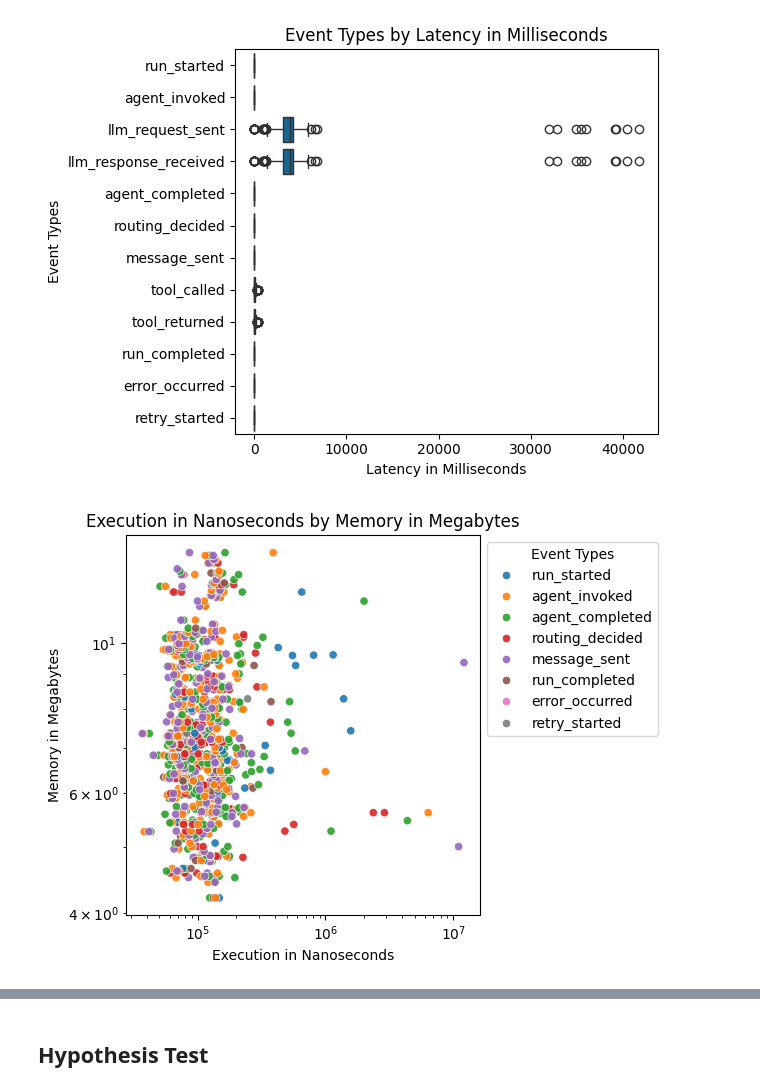
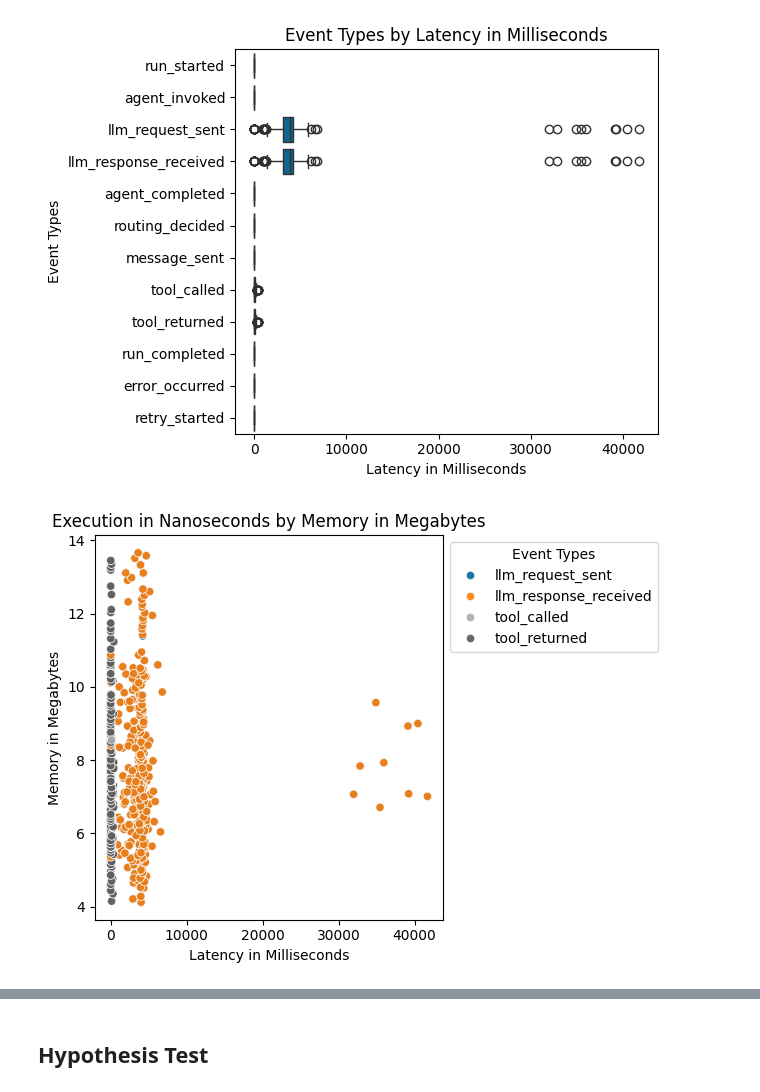
Before and after one commit to KirkKennedyLincoln/statistical-analysis-project, a Jupyter notebook: analysis.ipynb, the cells around one changed output, grey strips where cells are left out. Saved outputs shown, nothing was run; the diff lists cells and outputs as text; code cells hidden in the pictures.

```diff
--- a/analysis.ipynb
+++ b/analysis.ipynb
@@ -65,31 +65,27 @@ plt.show()
 # %%
 # blacklist events as noise
 events_excluded = ["run_started", "agent_completed", "run_completed", "routing_decided", "message_sent", "error_occurred", "retry_started", "agent_invoked"]
 latency_df = df[
-    df['event_type'].isin(events_excluded)
+    ~df['event_type'].isin(events_excluded)
 ]
 
 ax = sns.scatterplot(
     data=latency_df,
-    x="execution_ns",
+    x="latency_ms",
     y="memory_mb",
     hue="event_type",
     alpha=0.9
 )
 
-# apply log since values are in seperate SI units (ns vs ms)
-plt.xscale("log")
-plt.yscale("log")
-
 sns.move_legend(ax, "upper left", bbox_to_anchor=(1, 1), title="Event Types")
 
 ax.set_title("Execution in Nanoseconds by Memory in Megabytes")
-ax.set_xlabel("Execution in Nanoseconds")
+ax.set_xlabel("Latency in Milliseconds")
 ax.set_ylabel("Memory in Megabytes")
 plt.tight_layout()
 plt.show()
 # %% [output]
-[figure, old version]
+[figure, new version]
 # %%
 # blacklist events as noise
 events_excluded = ["run_started", "agent_completed", "run_completed", "routing_decided", "message_sent", "error_occurred", "retry_started", "agent_invoked"]
```
Also changed, not shown: parts of 8 cells of this notebook.
